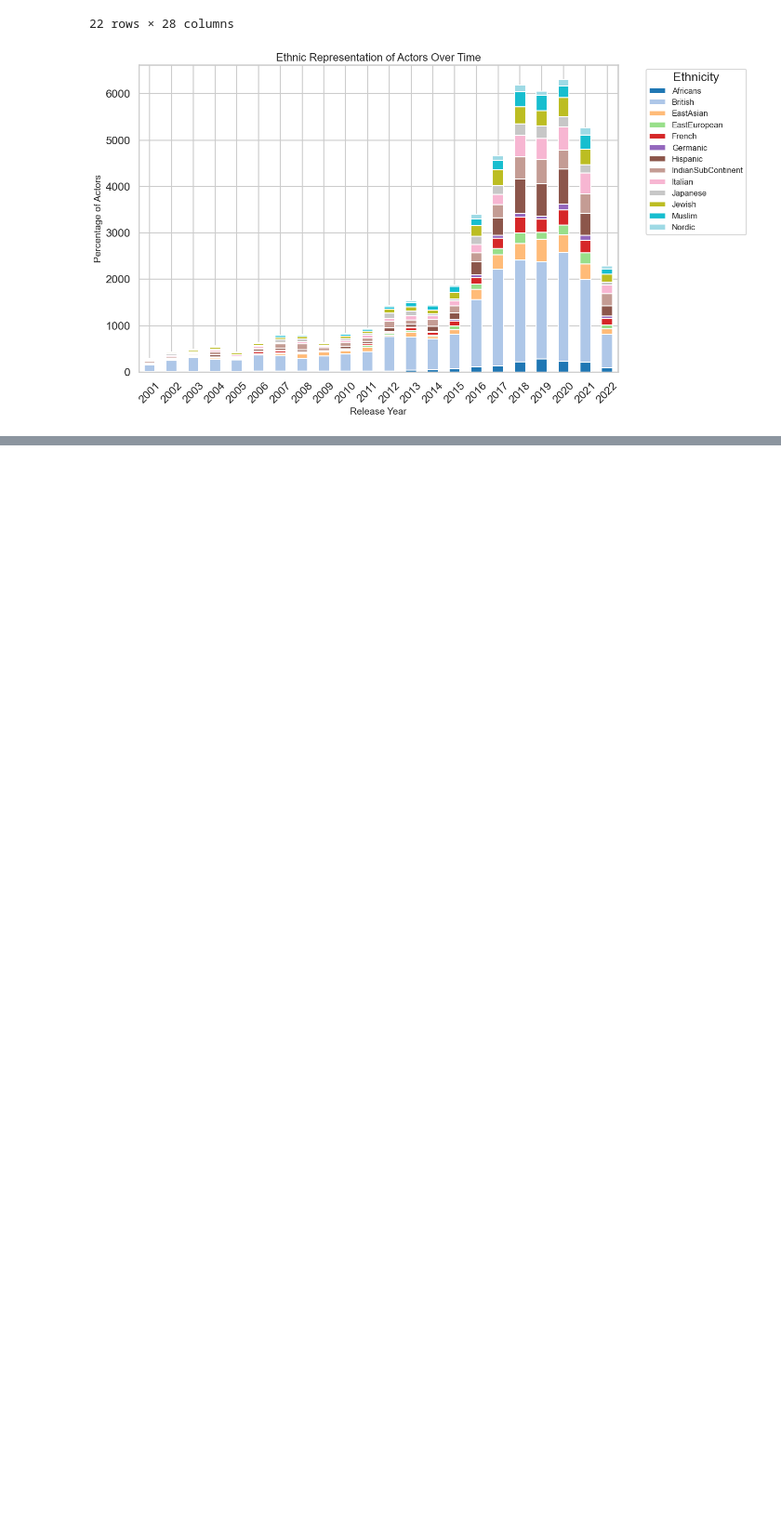
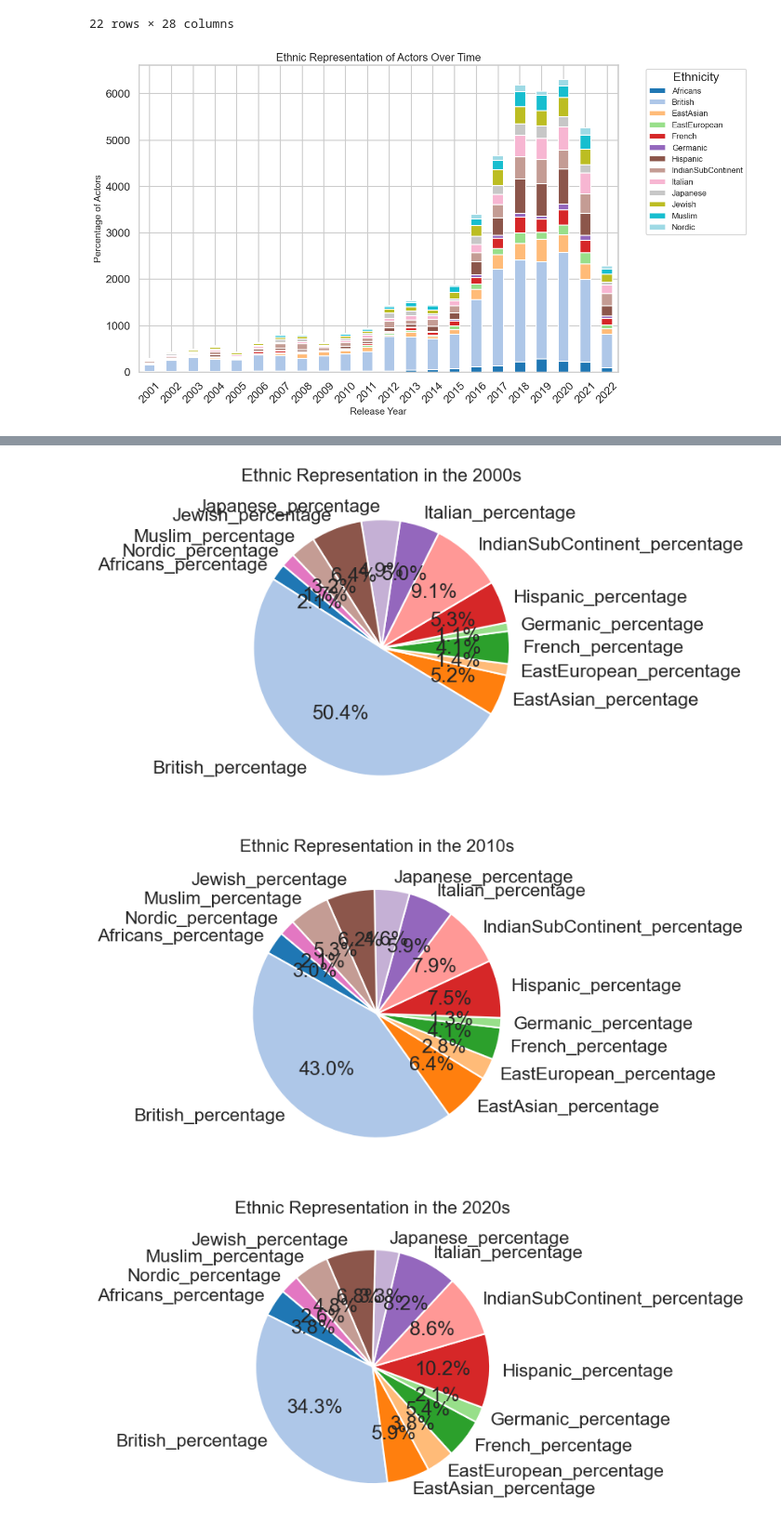
Before and after one commit to cparthiv/RHS-TSA-Data-Science-Qualifier-2024, a Jupyter notebook: main.ipynb, the cells around one changed output, grey strips where cells are left out. Shown at 93% size. Drawn from its saved outputs; the diff is of its cells as text; code cells hidden in the pictures; blank space fills up the shorter version.

```diff
--- a/main.ipynb
+++ b/main.ipynb
@@ -658,0 +711,16 @@ plt.show()
+# %%
+# Group by decade and calculate average percentages
+ethnicity_pivot['decade'] = (ethnicity_pivot['release_year'] // 10) * 10
+decade_data = ethnicity_pivot.groupby('decade')[percentage_columns].mean()
+
+# Plot a pie chart for each decade
+for decade, row in decade_data.iterrows():
+    plt.figure(figsize=(8, 8))
+    plt.pie(row, labels=[col.replace('_Percentage', '') for col in percentage_columns], autopct='%1.1f%%', startangle=140, colors=sns.color_palette('tab20'))
+    plt.title(f'Ethnic Representation in the {decade}s', fontsize=16)
+    plt.tight_layout()
+    plt.show()
+# %% [output]
+[figure, added]
+[figure, added]
+[figure, added]
```
Also changed, not shown: parts of 4 cells of this notebook.
